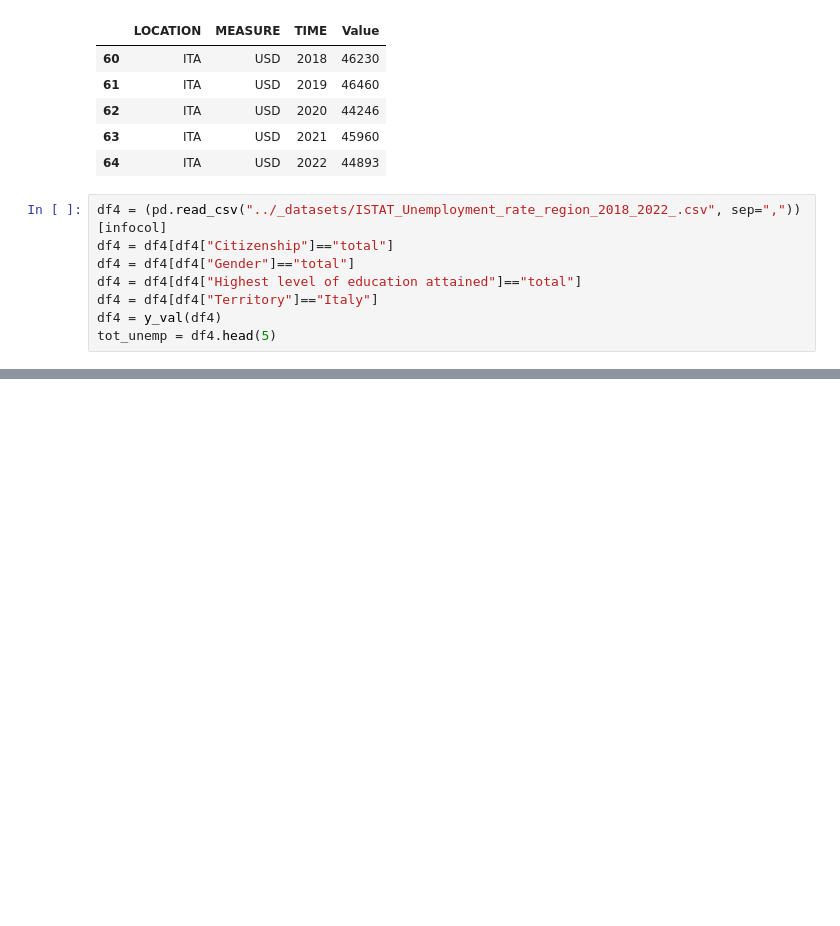
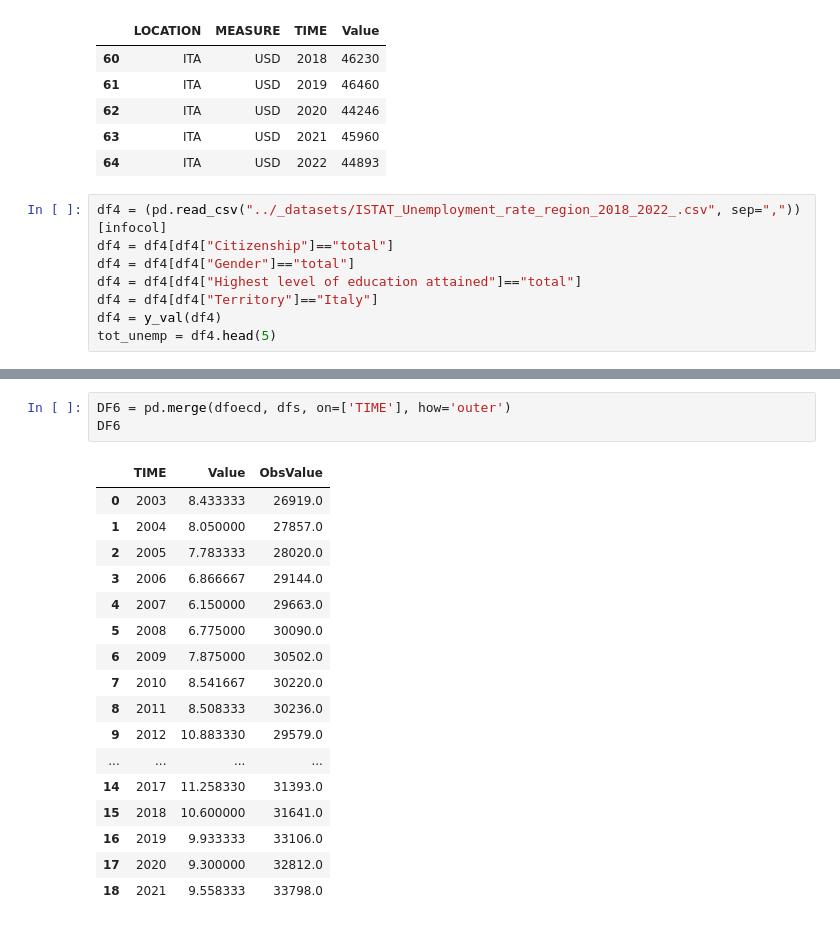
Before and after one commit to openaccesstoimmigrants/EmpowerItaly, a Jupyter notebook: scripts/MASHUP.ipynb, the cells around one changed output, grey strips where cells are left out. Saved outputs shown, nothing was run; the diff lists cells and outputs as text; blank space fills up the shorter version.

```diff
--- a/scripts/MASHUP.ipynb
+++ b/scripts/MASHUP.ipynb
@@ -275,3 +313,24 @@ memory usage: 492.0+ bytes
+# %%
+DF6 = pd.merge(dfoecd, dfs, on=['TIME'], how='outer')
+DF6
+# %% [output]
+|  | TIME | Value | ObsValue |
+| 0 | 2003 | 8.433333 | 26919.0 |
+| 1 | 2004 | 8.050000 | 27857.0 |
+| 2 | 2005 | 7.783333 | 28020.0 |
+| 3 | 2006 | 6.866667 | 29144.0 |
+| 4 | 2007 | 6.150000 | 29663.0 |
+| 5 | 2008 | 6.775000 | 30090.0 |
+| 6 | 2009 | 7.875000 | 30502.0 |
+| 7 | 2010 | 8.541667 | 30220.0 |
+| 8 | 2011 | 8.508333 | 30236.0 |
+| 9 | 2012 | 10.883330 | 29579.0 |
+| ... | ... | ... | ... |
+| 14 | 2017 | 11.258330 | 31393.0 |
+| 15 | 2018 | 10.600000 | 31641.0 |
+| 16 | 2019 | 9.933333 | 33106.0 |
+| 17 | 2020 | 9.300000 | 32812.0 |
+| 18 | 2021 | 9.558333 | 33798.0 |
 # %%
 import seaborn as sns
 import matplotlib.pyplot as plt
```
Also changed, not shown: parts of 7 cells of this notebook, 2 other files.
